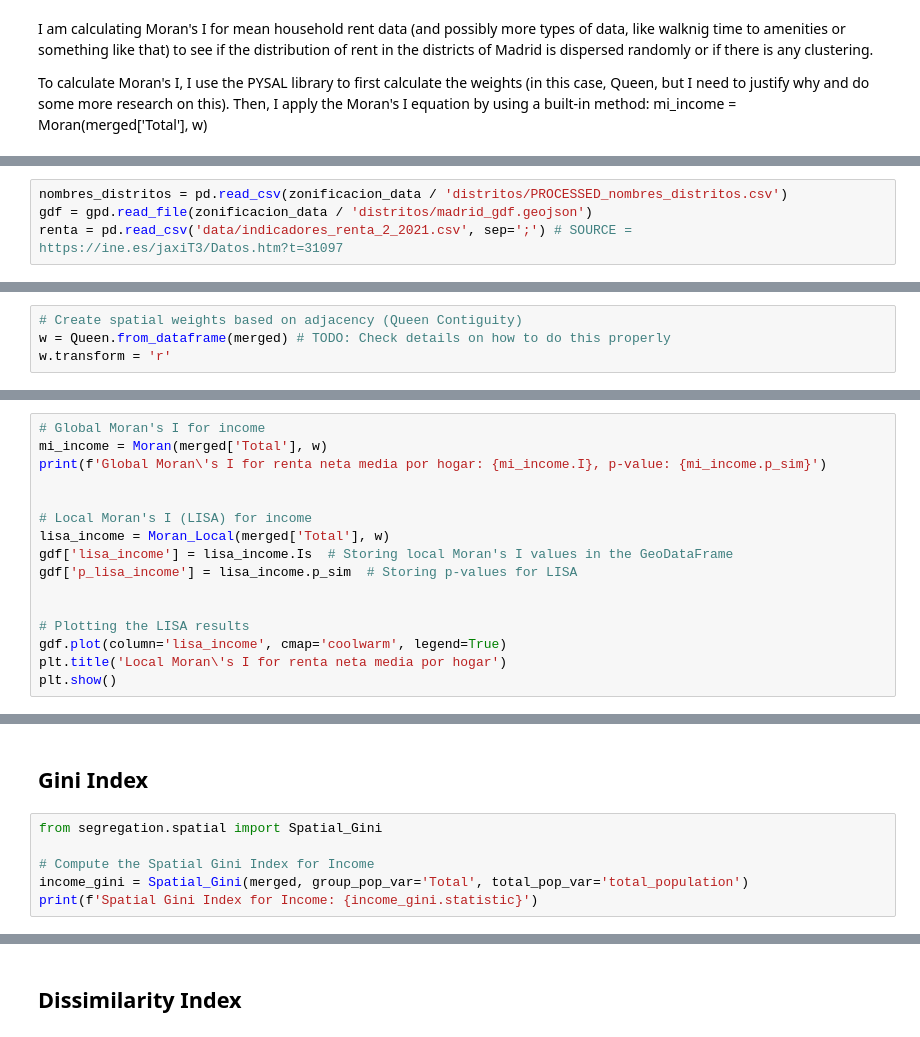
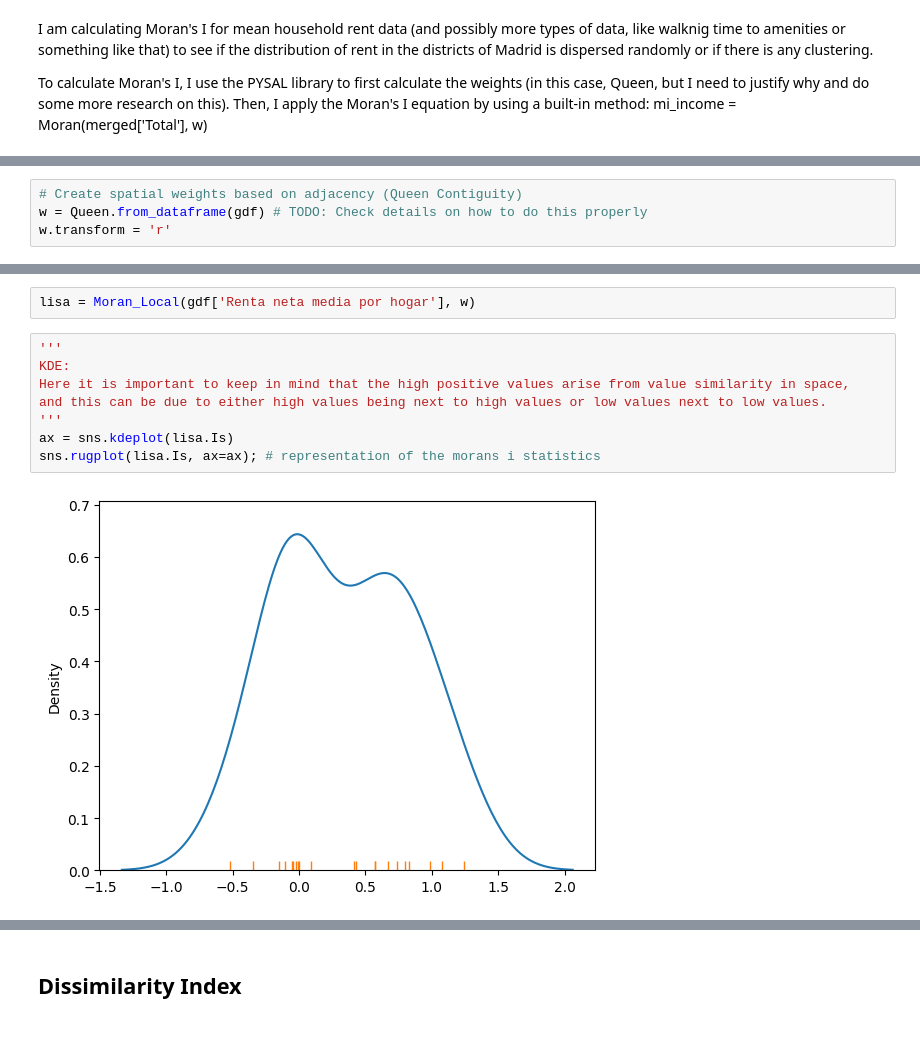
Before and after one commit to carobs9/thesis_project, a Jupyter notebook: segregation_indices/segregation_test.ipynb, the cells around one changed output, grey strips where cells are left out. Cells and saved outputs as stored; diff of their text form.

```diff
--- a/segregation_indices/segregation_test.ipynb
+++ b/segregation_indices/segregation_test.ipynb
@@ -28,4 +25,0 @@ zonificacion_data = cfg.ZONIFICACION_DATA
-# %%
-nombres_distritos = pd.read_csv(zonificacion_data / 'distritos/PROCESSED_nombres_distritos.csv')
-gdf = gpd.read_file(zonificacion_data / 'distritos/madrid_gdf.geojson')
-renta = pd.read_csv('data/indicadores_renta_2_2021.csv', sep=';') # SOURCE = https://ine.es/jaxiT3/Datos.htm?t=31097
@@ -73,4 +26,4 @@ plt.show()
 # %%
 # Create spatial weights based on adjacency (Queen Contiguity)
-w = Queen.from_dataframe(merged) # TODO: Check details on how to do this properly
+w = Queen.from_dataframe(gdf) # TODO: Check details on how to do this properly
 w.transform = 'r'
@@ -109,16 +29,0 @@ I calculate and plot the Global Moran's I for renta neta media por hogar = 0.358
-# %%
-# Global Moran's I for income
-mi_income = Moran(merged['Total'], w)
-print(f'Global Moran\'s I for renta neta media por hogar: {mi_income.I}, p-value: {mi_income.p_sim}')
-
-
-# Local Moran's I (LISA) for income
-lisa_income = Moran_Local(merged['Total'], w)
-gdf['lisa_income'] = lisa_income.Is  # Storing local Moran's I values in the GeoDataFrame
-gdf['p_lisa_income'] = lisa_income.p_sim  # Storing p-values for LISA
-
-
-# Plotting the LISA results
-gdf.plot(column='lisa_income', cmap='coolwarm', legend=True)
-plt.title('Local Moran\'s I for renta neta media por hogar')
-plt.show()
@@ -153,8 +30,12 @@ plt.show()
-# %% [markdown]
-## Gini Index
-# %%
-from segregation.spatial import Spatial_Gini
-
-# Compute the Spatial Gini Index for Income
-income_gini = Spatial_Gini(merged, group_pop_var='Total', total_pop_var='total_population')
-print(f'Spatial Gini Index for Income: {income_gini.statistic}')
+# %%
+lisa = Moran_Local(gdf['Renta neta media por hogar'], w)
+# %%
+'''
+KDE:
+Here it is important to keep in mind that the high positive values arise from value similarity in space,
+and this can be due to either high values being next to high values or low values next to low values.
+'''
+ax = sns.kdeplot(lisa.Is)
+sns.rugplot(lisa.Is, ax=ax); # representation of the morans i statistics
+# %% [output]
+[figure, added]
```
Also changed, not shown: parts of 25 cells of this notebook, 9 other files.
